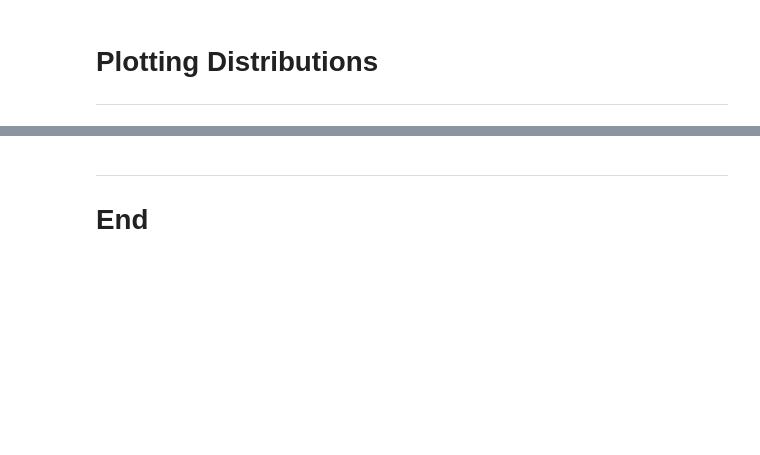
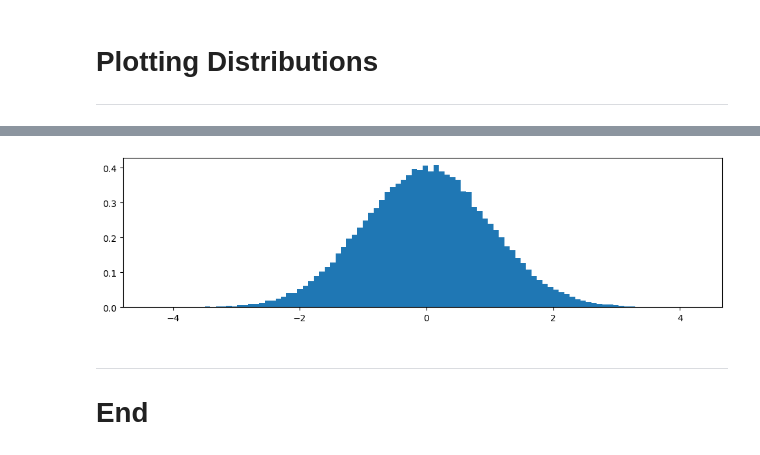
Before and after one commit to Cecilia8989/FundamentalsOfDataAnalysis, a Jupyter notebook: Topic3/numpy_random.ipynb, the cells around one changed output, grey strips where cells are left out. Drawn from its saved outputs; the diff is of its cells as text; code cells hidden in the pictures; blank space fills up the shorter version.

```diff
--- a/Topic3/numpy_random.ipynb
+++ b/Topic3/numpy_random.ipynb
@@ -203,3 +228,15 @@ ax.bar(x, counts)
+# %%
+# Generate numbers on a stnadard Normal distribution
+
+rand_normal = rng.standard_normal(100000)
+# %%
+# Create an empty plot.
+fig, ax = plt.subplots(figsize=(12, 3))
+
+# Plot a histogram.
+ax.hist(rand_normal, bins= 100, density=True);
+# %% [output]
+[figure, added]
 # %% [markdown]
 ***
 # End
```
Also changed, not shown: parts of 22 cells of this notebook.
